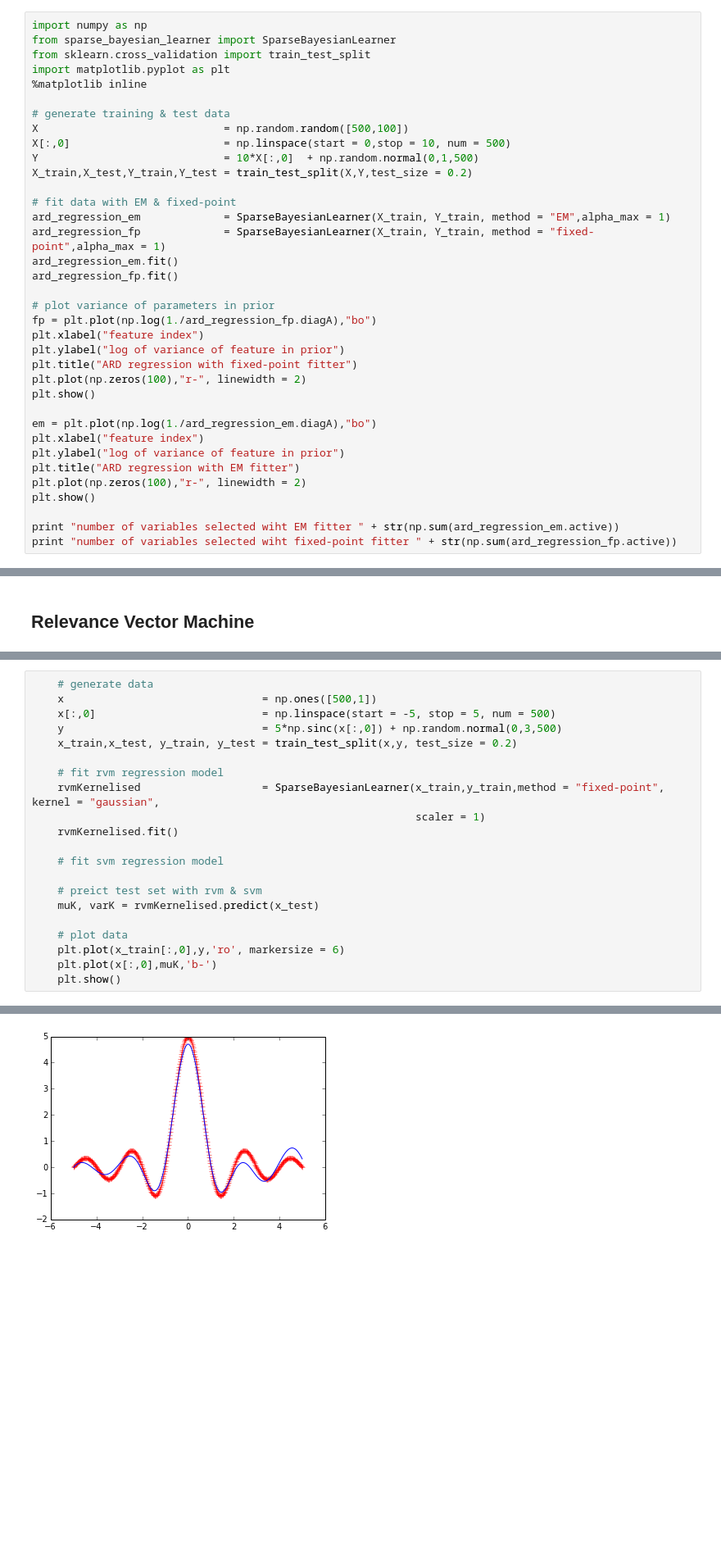
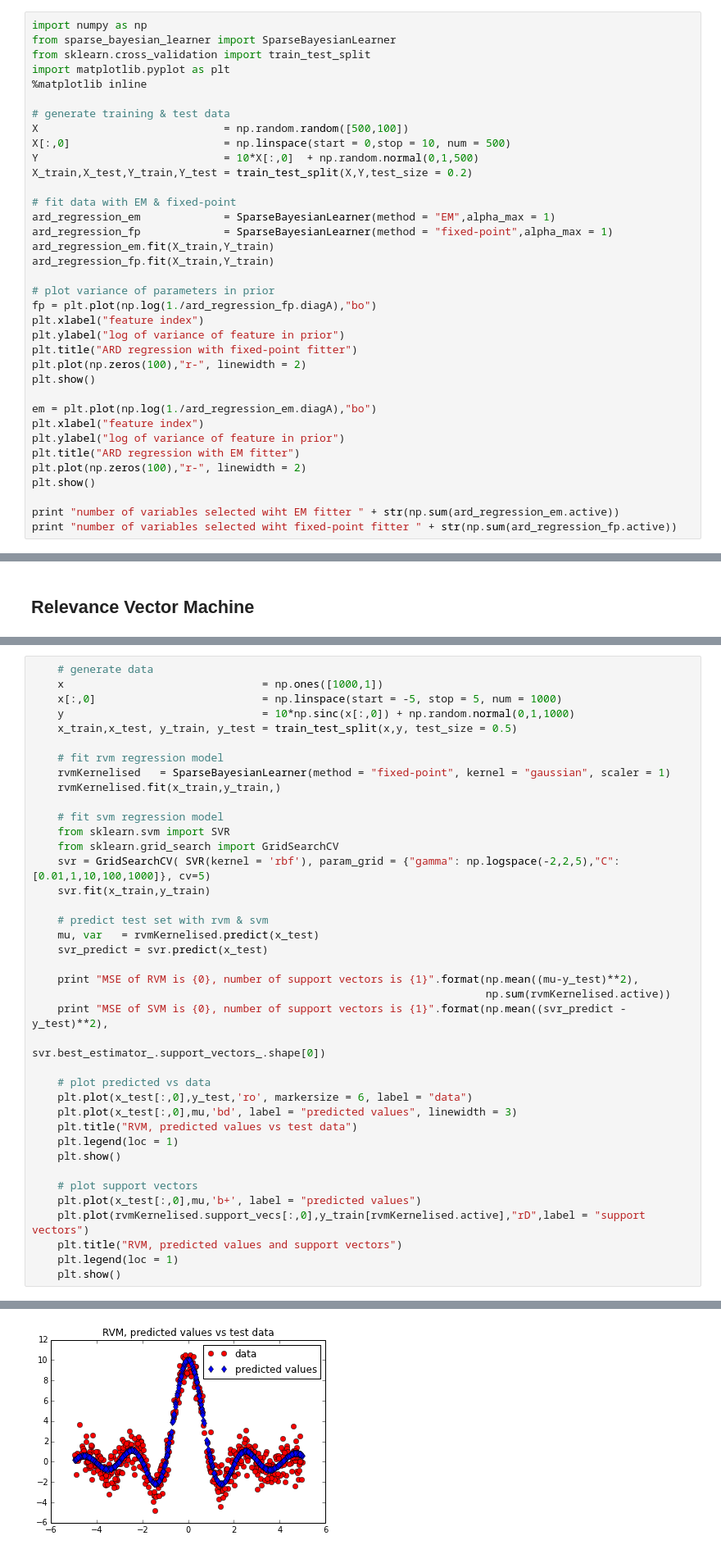
Before and after one commit to AmazaspShumik/sklearn-bayes, a Jupyter notebook: ard_rvm_demo.ipynb, the cells around one changed output, grey strips where cells are left out. Shown at 82% size. Drawn from its saved outputs; the diff is of its cells as text; blank space fills up the shorter version.

```diff
--- a/ard_rvm_demo.ipynb
+++ b/ard_rvm_demo.ipynb
@@ -33,10 +33,10 @@ Y                             = 10*X[:,0]  + np.random.normal(0,1,500)
 X_train,X_test,Y_train,Y_test = train_test_split(X,Y,test_size = 0.2)
 
 # fit data with EM & fixed-point
-ard_regression_em             = SparseBayesianLearner(X_train, Y_train, method = "EM",alpha_max = 1)
-ard_regression_fp             = SparseBayesianLearner(X_train, Y_train, method = "fixed-point",alpha_max = 1)
-ard_regression_em.fit()
-ard_regression_fp.fit()
+ard_regression_em             = SparseBayesianLearner(method = "EM",alpha_max = 1)
+ard_regression_fp             = SparseBayesianLearner(method = "fixed-point",alpha_max = 1)
+ard_regression_em.fit(X_train,Y_train)
+ard_regression_fp.fit(X_train,Y_train)
 
 # plot variance of parameters in prior
 fp = plt.plot(np.log(1./ard_regression_fp.diagA),"bo")
@@ -115,22 +116,40 @@ plt.show()
 # %%
     # generate data
-    x                               = np.ones([500,1])
-    x[:,0]                          = np.linspace(start = -5, stop = 5, num = 500)
-    y                               = 5*np.sinc(x[:,0]) + np.random.normal(0,3,500)
-    x_train,x_test, y_train, y_test = train_test_split(x,y, test_size = 0.2)
+    x                               = np.ones([1000,1])
+    x[:,0]                          = np.linspace(start = -5, stop = 5, num = 1000)
+    y                               = 10*np.sinc(x[:,0]) + np.random.normal(0,1,1000)
+    x_train,x_test, y_train, y_test = train_test_split(x,y, test_size = 0.5)
 
     # fit rvm regression model
-    rvmKernelised                   = SparseBayesianLearner(x_train,y_train,method = "fixed-point", kernel = "gaussian",
-                                                            scaler = 1)
-    rvmKernelised.fit()
+    rvmKernelised   = SparseBayesianLearner(method = "fixed-point", kernel = "gaussian", scaler = 1)
+    rvmKernelised.fit(x_train,y_train,)
 
     # fit svm regression model
+    from sklearn.svm import SVR
+    from sklearn.grid_search import GridSearchCV
+    svr = GridSearchCV( SVR(kernel = 'rbf'), param_grid = {"gamma": np.logspace(-2,2,5),"C":[0.01,1,10,100,1000]}, cv=5)
+    svr.fit(x_train,y_train)
 
-    # preict test set with rvm & svm
-    muK, varK = rvmKernelised.predict(x_test)
+    # predict test set with rvm & svm
+    mu, var   = rvmKernelised.predict(x_test)
+    svr_predict = svr.predict(x_test)
 
-    # plot data
-    plt.plot(x_train[:,0],y,'ro', markersize = 6)
-    plt.plot(x[:,0],muK,'b-')
+    print "MSE of RVM is {0}, number of support vectors is {1}".format(np.mean((mu-y_test)**2),
+                                                                       np.sum(rvmKernelised.active))
+    print "MSE of SVM is {0}, number of support vectors is {1}".format(np.mean((svr_predict - y_test)**2),
+                                                                       svr.best_estimator_.support_vectors_.shape[0])
+
+    # plot predicted vs data
+    plt.plot(x_test[:,0],y_test,'ro', markersize = 6, label = "data")
+    plt.plot(x_test[:,0],mu,'bd', label = "predicted values", linewidth = 3)
+    plt.title("RVM, predicted values vs test data")
+    plt.legend(loc = 1)
     plt.show()
+
+    # plot support vectors
+    plt.plot(x_test[:,0],mu,'b+', label = "predicted values")
+    plt.plot(rvmKernelised.support_vecs[:,0],y_train[rvmKernelised.active],"rD",label = "support vectors")
+    plt.title("RVM, predicted values and support vectors")
+    plt.legend(loc = 1)
+    plt.show()
 # %% [output]
@@ -137 +158 @@ plt.show()
-[figure, old version]
+[figure, new version]
```
Also changed, not shown: parts of 6 cells of this notebook.
